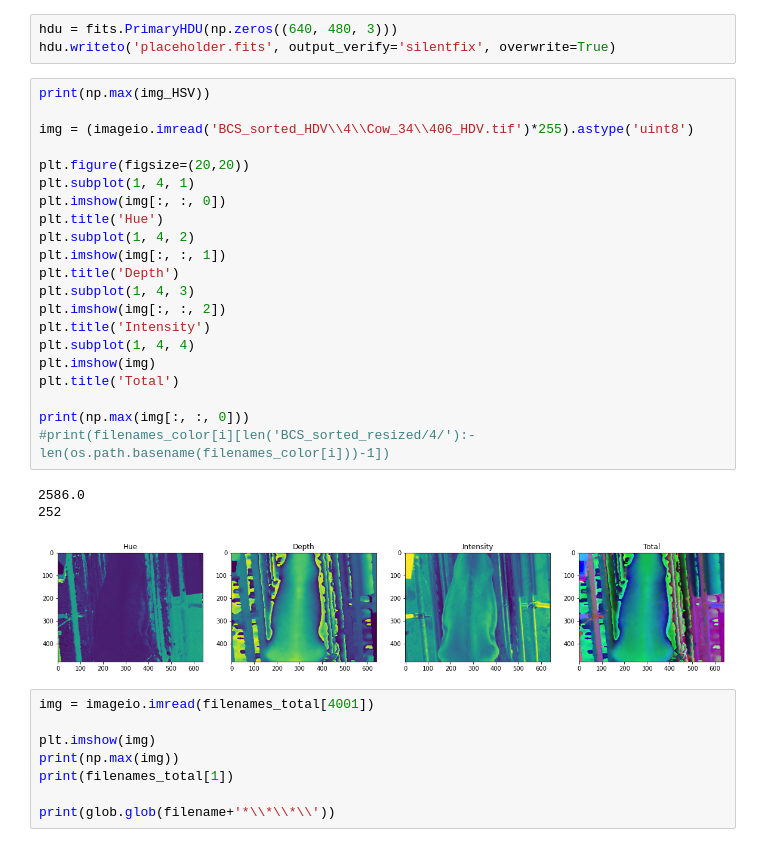
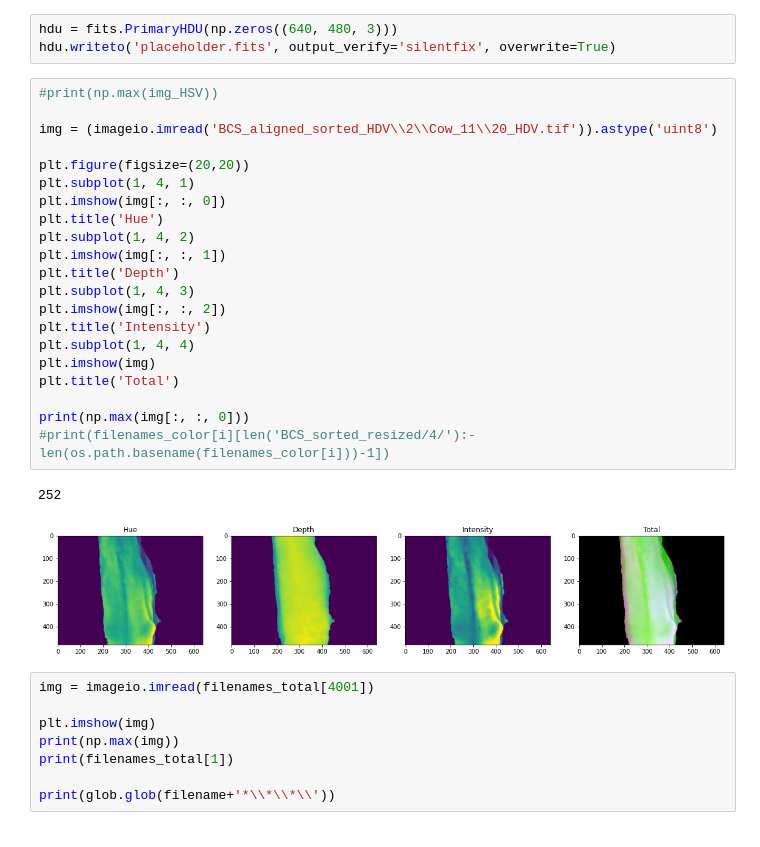
Before and after one commit to zwinkler/Automated-BCS, a Jupyter notebook: color_test.ipynb, the cells around one changed output. Saved outputs shown, nothing was run; the diff lists cells and outputs as text.

```diff
--- a/color_test.ipynb
+++ b/color_test.ipynb
@@ -133,30 +180,29 @@ with fits.open('BCS_sorted_HDV\\4\\Cow_34\\406_HDV.fits') as img: # read in fits
 hdu = fits.PrimaryHDU(np.zeros((640, 480, 3)))
 hdu.writeto('placeholder.fits', output_verify='silentfix', overwrite=True)
 # %%
-print(np.max(img_HSV))
+#print(np.max(img_HSV))
 
-img = (imageio.imread('BCS_sorted_HDV\\4\\Cow_34\\406_HDV.tif')*255).astype('uint8')
+img = (imageio.imread('BCS_aligned_sorted_HDV\\2\\Cow_11\\20_HDV.tif')).astype('uint8')
 
 plt.figure(figsize=(20,20))
 plt.subplot(1, 4, 1)
 plt.imshow(img[:, :, 0])
 plt.title('Hue')
 plt.subplot(1, 4, 2)
 plt.imshow(img[:, :, 1])
 plt.title('Depth')
 plt.subplot(1, 4, 3)
 plt.imshow(img[:, :, 2])
 plt.title('Intensity')
 plt.subplot(1, 4, 4)
 plt.imshow(img)
 plt.title('Total')
 
 print(np.max(img[:, :, 0]))
 #print(filenames_color[i][len('BCS_sorted_resized/4/'):-len(os.path.basename(filenames_color[i]))-1])
 # %% [output]
-2586.0
 252
-[figure, old version]
+[figure, new version]
 # %%
 img = imageio.imread(filenames_total[4001])
 
```
Also changed, not shown: parts of 5 cells of this notebook, 6 other files.
